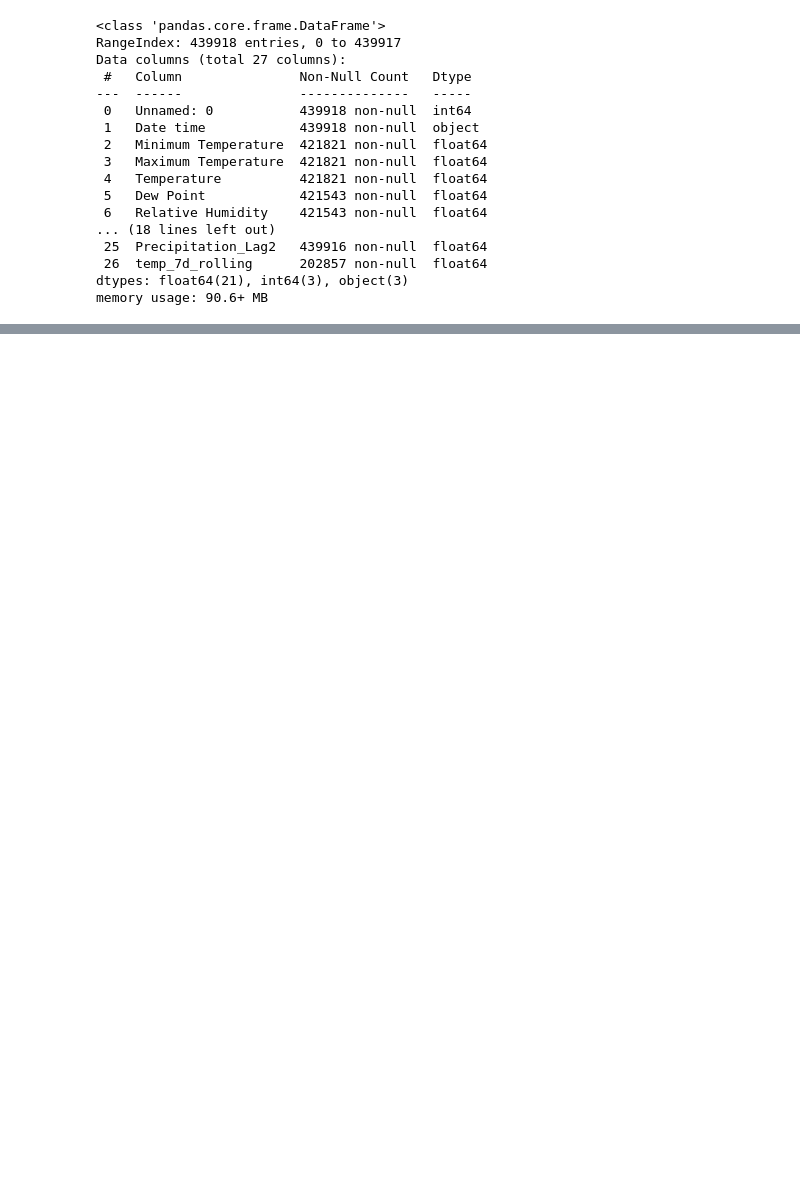
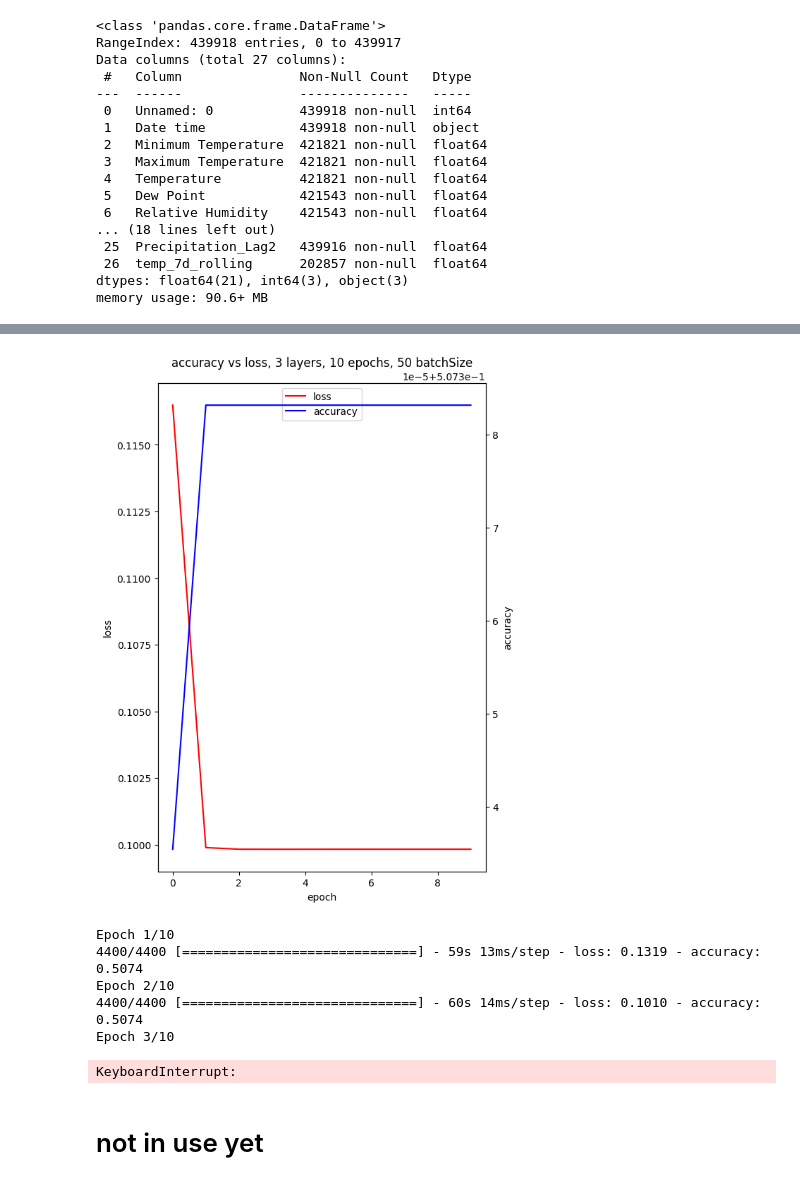
Before and after one commit to Harel-Amir/ML-FinalProject, a Jupyter notebook: weatherModel.ipynb, the cells around one changed output, grey strips where cells are left out. Drawn from its saved outputs; the diff is of its cells as text; code cells hidden in the pictures; blank space fills up the shorter version.

```diff
--- a/weatherModel.ipynb
+++ b/weatherModel.ipynb
@@ -195,0 +504,4 @@ array(['Overcast', 'Rain, Overcast', 'Partially cloudy',
+# %%
+full['Date time'] = pd.to_datetime(full['Date time'])
+full['Date time'] = full['Date time'].apply(lambda x: x.timestamp())
+full['Date time']
@@ -195,0 +521,3 @@ array(['Overcast', 'Rain, Overcast', 'Partially cloudy',
+# %%
+full['Weather Type'] = full['Weather Type'].str.split(',')
+full['Weather Type']
@@ -195,0 +537,6 @@ array(['Overcast', 'Rain, Overcast', 'Partially cloudy',
+# %%
+df2 = full['Weather Type'].to_frame()
+df2['Weather Type'] = df2['Weather Type'].apply(lambda d: d if isinstance(d, list) else [])
+mlb = MultiLabelBinarizer()
+df_transformed2 = pd.DataFrame(mlb.fit_transform(df['Weather Type']), columns=mlb.classes_, index=df.index)
+df_transformed2.columns
@@ -195,0 +555,3 @@ array(['Overcast', 'Rain, Overcast', 'Partially cloudy',
+# %%
+x_vector = pd.concat((full.drop(['Weather Type', 'Conditions'], axis=1),df_transformed2), axis=1)
+x_vector
@@ -195,0 +572,6 @@ array(['Overcast', 'Rain, Overcast', 'Partially cloudy',
+# %%
+numberOfLayersToTest = [3, 7, 10, 15, 20, 50]
+epochsToTest = [10, 20, 30]
+batchSizesToTest = [50, 100, 150]
+histories, models = trainModels(numberOfLayersToTest, epochsToTest, batchSizesToTest, x_vector, labels)
+# %% [output]
@@ -195,0 +598,9 @@ array(['Overcast', 'Rain, Overcast', 'Partially cloudy',
+[figure, added]
+Epoch 1/10
+4400/4400 [==============================] - 59s 13ms/step - loss: 0.1319 - accuracy: 0.5074
+Epoch 2/10
+4400/4400 [==============================] - 60s 14ms/step - loss: 0.1010 - accuracy: 0.5074
+Epoch 3/10
+KeyboardInterrupt:
+# %% [markdown]
+# not in use yet
```
Also changed, not shown: parts of 55 cells of this notebook.
